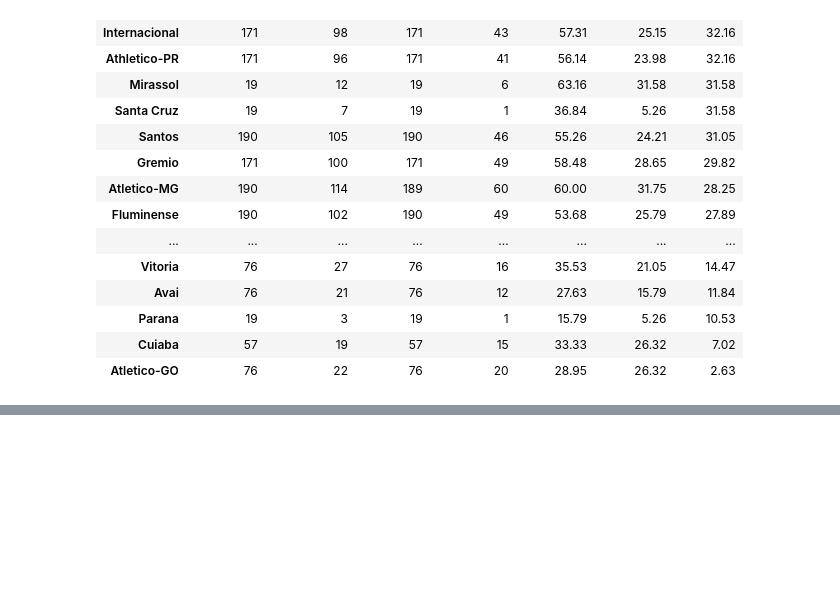
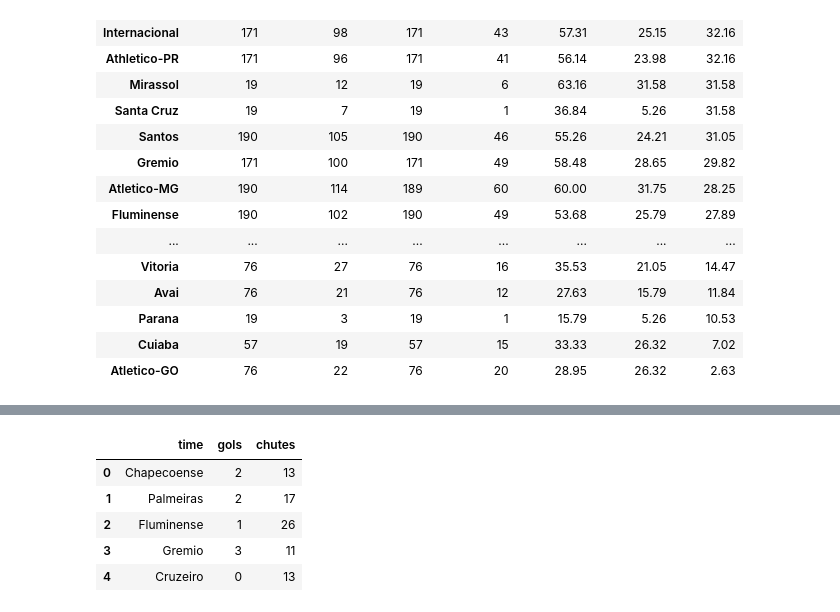
Before and after one commit to GustavoSarquis/Analise-Dataset-Brasileirao, a Jupyter notebook: analise_dados.ipynb, the cells around one changed output, grey strips where cells are left out. Cells and saved outputs as stored; diff of their text form; code cells hidden in the pictures; blank space fills up the shorter version.

```diff
--- a/analise_dados.ipynb
+++ b/analise_dados.ipynb
@@ -960,0 +993,17 @@ comparacao_casa_fora.sort_values("diferenca", ascending=False)
+# %%
+times_casa = df_analise[ ["mandante", "gols_mandante", "chutes_mandante"]].copy()
+times_casa.columns = ["time", "gols", "chutes"]
+
+times_fora = df_analise[["visitante", "gols_visitante", "chutes_visitante"]].copy()
+times_fora.columns = ["time", "gols", "chutes"]
+
+dados_times = pd.concat([times_casa, times_fora], ignore_index=True)
+
+dados_times.head()
+# %% [output]
+|  | time | gols | chutes |
+| 0 | Chapecoense | 2 | 13 |
+| 1 | Palmeiras | 2 | 17 |
+| 2 | Fluminense | 1 | 26 |
+| 3 | Gremio | 3 | 11 |
+| 4 | Cruzeiro | 0 | 13 |
```
Also changed, not shown: parts of 19 cells of this notebook.
